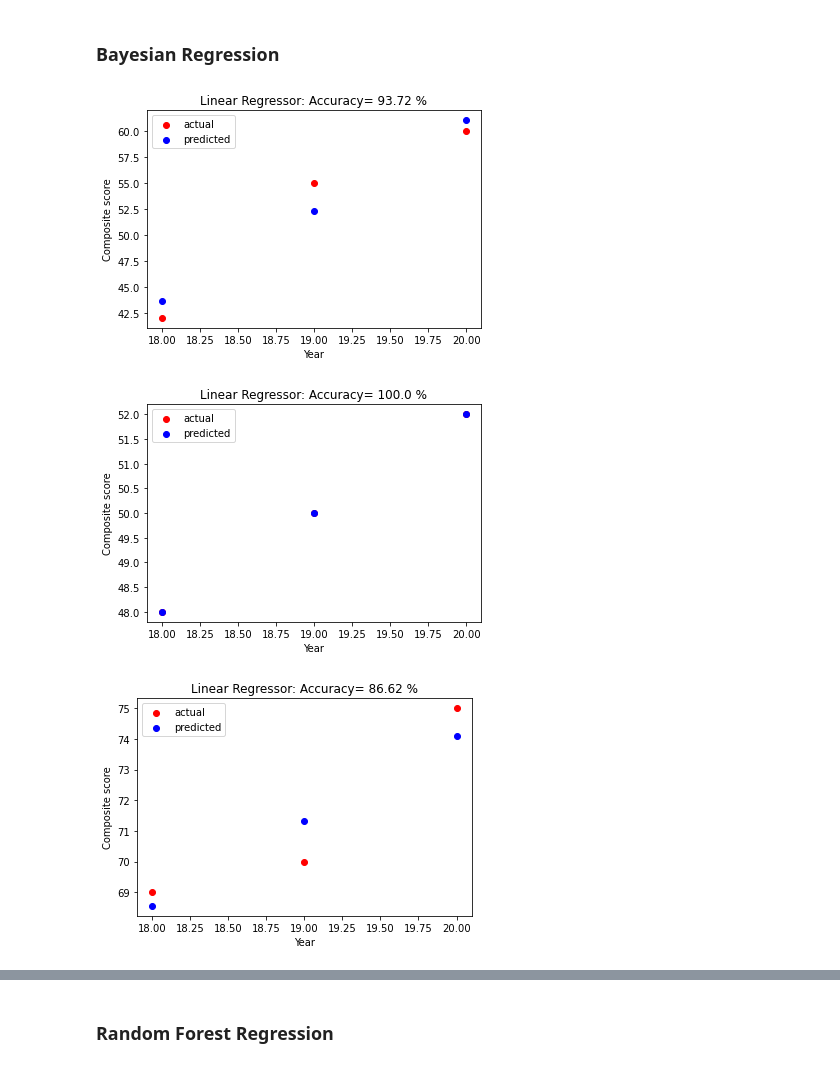
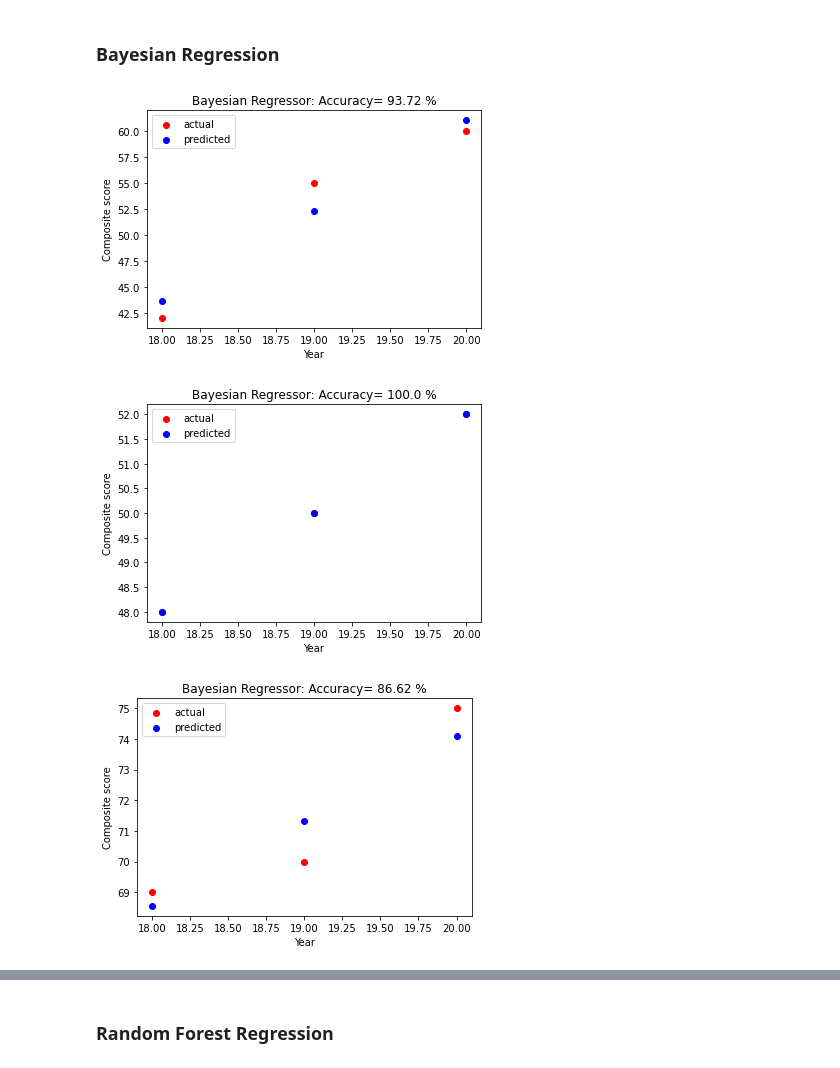
Before and after one commit to pawankumar2002/DS-CS224, a Jupyter notebook: data/Prediction.ipynb, the cells around one changed output, grey strips where cells are left out. Drawn from its saved outputs; the diff is of its cells as text; code cells hidden in the pictures.

```diff
--- a/data/Prediction.ipynb
+++ b/data/Prediction.ipynb
@@ -212,7 +212,7 @@ regressor.fit(x, y)
 y_predicted = regressor.predict(x)
 accuracy = round(r2_score(y, y_predicted)*100, 2)
 
-plt.title(f'Linear Regressor: Accuracy= {accuracy} %')
+plt.title(f'Bayesian Regressor: Accuracy= {accuracy} %')
 plt.xlabel('Year')
 plt.ylabel('Composite score')
 plt.scatter(x, y, color='red', label='actual')
@@ -220,7 +220,7 @@ plt.scatter(x, y_predicted, color='blue', label='predicted')
 plt.legend()
 plt.show()
 # %% [output]
-[figure, old version]
+[figure, new version]
 # %%
 from sklearn.linear_model import BayesianRidge
 
@@ -249,7 +249,7 @@ regressor.fit(x, y)
 y_predicted = regressor.predict(x)
 accuracy = round(r2_score(y, y_predicted)*100, 2)
 
-plt.title(f'Linear Regressor: Accuracy= {accuracy} %')
+plt.title(f'Bayesian Regressor: Accuracy= {accuracy} %')
 plt.xlabel('Year')
 plt.ylabel('Composite score')
 plt.scatter(x, y, color='red', label='actual')
@@ -257,7 +257,7 @@ plt.scatter(x, y_predicted, color='blue', label='predicted')
 plt.legend()
 plt.show()
 # %% [output]
-[figure, old version]
+[figure, new version]
 # %%
 from sklearn.linear_model import BayesianRidge
 
@@ -266,35 +266,35 @@ regressor = BayesianRidge()
 
 state = df.loc[df['state'] == "kerela"]
 
 years = ['2018', '2019', '2020']
 
 x = list()
 y = list()
 
 for year in years:
     x.append(int(year[-2]+year[-1]))
     val = int(state[year])
     if(val > 100):
         y.append(100)
     else:
         y.append(val)
 
 x = np.array(x).reshape(-1, 1)
 
 regressor.fit(x, y)
 
 y_predicted = regressor.predict(x)
 accuracy = round(r2_score(y, y_predicted)*100, 2)
 
-plt.title(f'Linear Regressor: Accuracy= {accuracy} %')
+plt.title(f'Bayesian Regressor: Accuracy= {accuracy} %')
 plt.xlabel('Year')
 plt.ylabel('Composite score')
 plt.scatter(x, y, color='red', label='actual')
 plt.scatter(x, y_predicted, color='blue', label='predicted')
 plt.legend()
 plt.show()
 # %% [output]
-[figure, old version]
+[figure, new version]
 # %%
 from sklearn.linear_model import BayesianRidge
 
```
Also changed, not shown: parts of 1 cell of this notebook, 1 other file.
